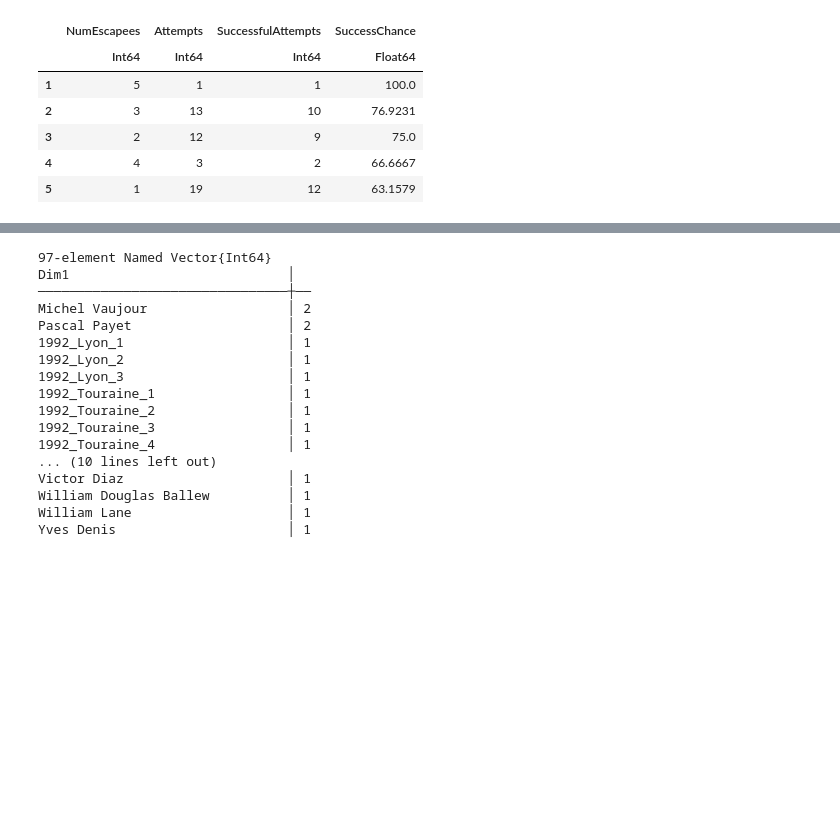
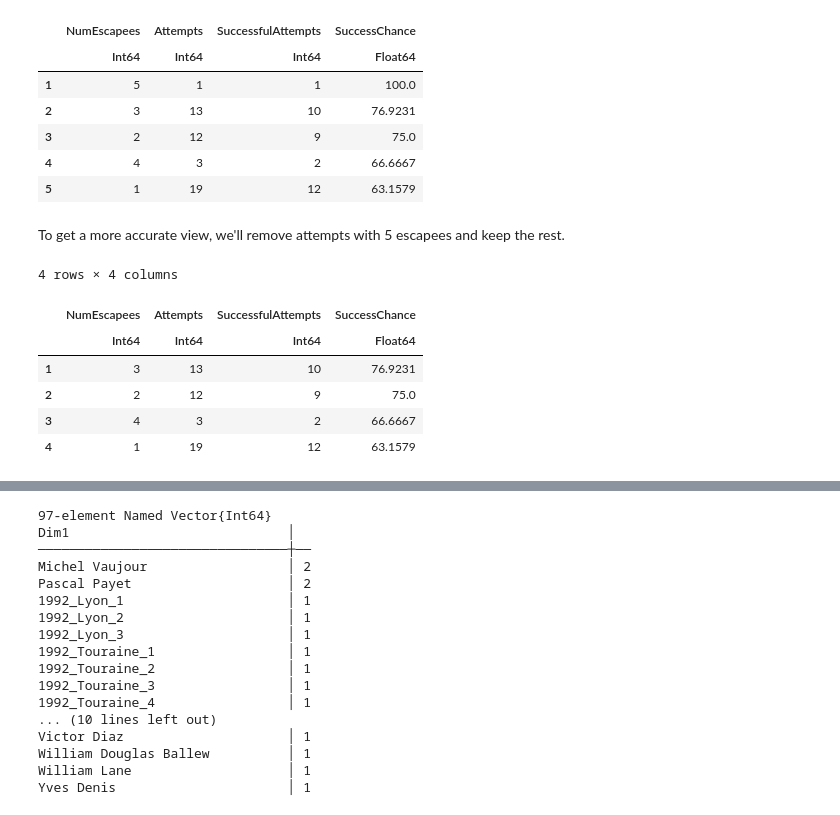
Before and after one commit to wanzulfikri/helicopter_escapes_jl, a Jupyter notebook: Helicopter Escapes.ipynb, the cells around one changed output, grey strips where cells are left out. Cells and saved outputs as stored; diff of their text form; code cells hidden in the pictures; blank space fills up the shorter version.

```diff
--- a/Helicopter Escapes.ipynb
+++ b/Helicopter Escapes.ipynb
@@ -844,3 +892,41 @@ sort(num_escapees_df, :SuccessChance, rev=true)
 | 3 | 2 | 12 | 9 | 75.0 |
 | 4 | 4 | 3 | 2 | 66.6667 |
 | 5 | 1 | 19 | 12 | 63.1579 |
+# %% [markdown]
+To get a more accurate view, we'll remove attempts with 5 escapees and keep the rest.
+# %%
+num_escapees_lt5_df = filter(x -> x[:NumEscapees] !=5 ,num_escapees_df)
+
+PLT.bar(num_escapees_lt5_df[:, :NumEscapees],
+        num_escapees_lt5_df[:, :SuccessChance],
+        label         = nothing,
+        grid          = false,
+        ylim          = (0,100),
+        title         = "Attempts with 2 or 3 escapees are more likely to succeed",
+        titlefontsize = 12,
+        xlabel        = "Number of Escapees",
+        ylabel        = "Chances of Success(%)",
+        fillcolors    = logocolors.blue
+)
+
+# plot improvement from solo
+PLT.plot!([1,1], [64, 75.0], c=logocolors.green, alpha=0.5, label = nothing, arrow=true)
+PLT.annotate!([1.2], [], PLT.text("~10%", 8, logocolors.red), c=logocolors.red)
+
+# plot regression from 3 escapees
+PLT.plot!([4,4], [76.9231, 67.5], c=logocolors.red, alpha=0.5, label = nothing, arrow=true)
+
+PLT.annotate!([4.2], [73], PLT.text("~10%", 8, logocolors.red), c=logocolors.red)
+
+# PLT.vspan!([1,4])
+# %%
+# to see the exact success chance
+sort(num_escapees_lt5_df, :SuccessChance, rev=true)
+# %% [output]
+4 rows × 4 columns
+|  | NumEscapees | Attempts | SuccessfulAttempts | SuccessChance |
+|  | Int64 | Int64 | Int64 | Float64 |
+| 1 | 3 | 13 | 10 | 76.9231 |
+| 2 | 2 | 12 | 9 | 75.0 |
+| 3 | 4 | 3 | 2 | 66.6667 |
+| 4 | 1 | 19 | 12 | 63.1579 |
```
Also changed, not shown: parts of 39 cells of this notebook.
